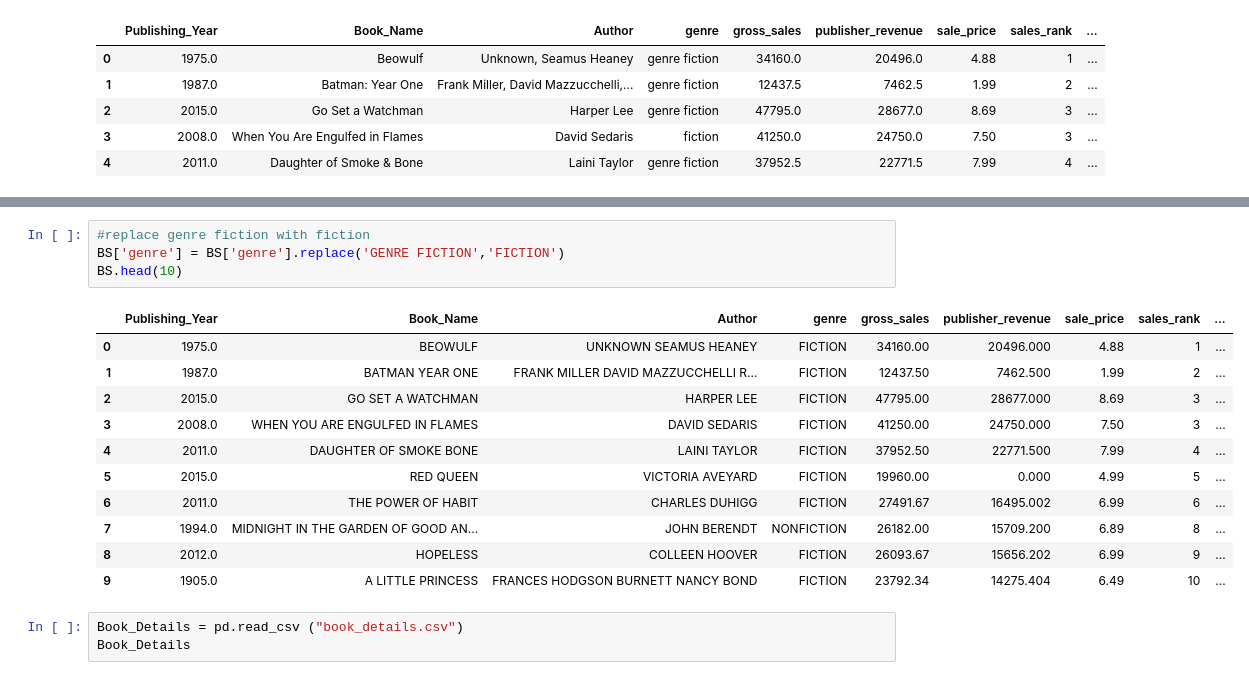
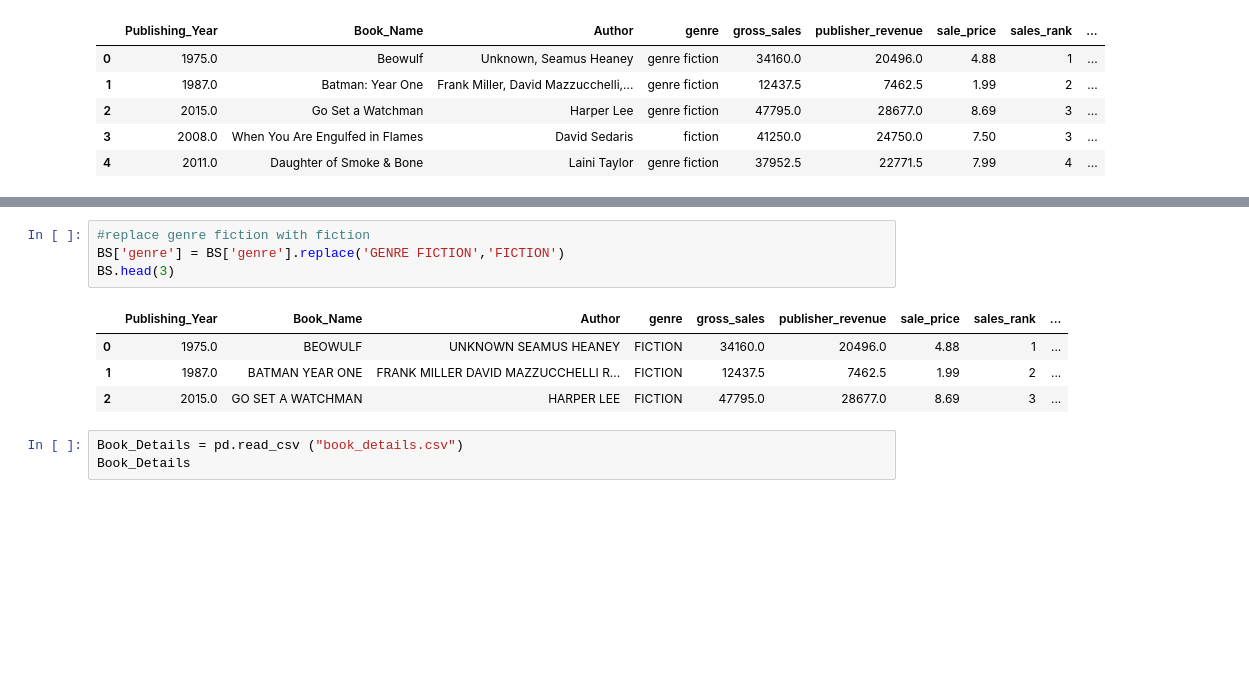
Before and after one commit to ammabe1/Publish-Me---Release-Assistant, a Jupyter notebook: Publish_Me Release_Assistant.ipynb, the cells around one changed output, grey strips where cells are left out. Cells and saved outputs as stored; diff of their text form; blank space fills up the shorter version.

```diff
--- a/Publish_Me Release_Assistant.ipynb
+++ b/Publish_Me Release_Assistant.ipynb
@@ -153,19 +129,12 @@ BS.head(10)
 # %%
 #replace genre fiction with fiction
 BS['genre'] = BS['genre'].replace('GENRE FICTION','FICTION')
-BS.head(10)
+BS.head(3)
 # %% [output]
 |  | Publishing_Year | Book_Name | Author | genre | gross_sales | publisher_revenue | sale_price | sales_rank | ... |
-| 0 | 1975.0 | BEOWULF | UNKNOWN SEAMUS HEANEY | FICTION | 34160.00 | 20496.000 | 4.88 | 1 | ... |
-| 1 | 1987.0 | BATMAN YEAR ONE | FRANK MILLER DAVID MAZZUCCHELLI R... | FICTION | 12437.50 | 7462.500 | 1.99 | 2 | ... |
-| 2 | 2015.0 | GO SET A WATCHMAN | HARPER LEE | FICTION | 47795.00 | 28677.000 | 8.69 | 3 | ... |
-| 3 | 2008.0 | WHEN YOU ARE ENGULFED IN FLAMES | DAVID SEDARIS | FICTION | 41250.00 | 24750.000 | 7.50 | 3 | ... |
-| 4 | 2011.0 | DAUGHTER OF SMOKE BONE | LAINI TAYLOR | FICTION | 37952.50 | 22771.500 | 7.99 | 4 | ... |
-| 5 | 2015.0 | RED QUEEN | VICTORIA AVEYARD | FICTION | 19960.00 | 0.000 | 4.99 | 5 | ... |
-| 6 | 2011.0 | THE POWER OF HABIT | CHARLES DUHIGG | FICTION | 27491.67 | 16495.002 | 6.99 | 6 | ... |
-| 7 | 1994.0 | MIDNIGHT IN THE GARDEN OF GOOD AN... | JOHN BERENDT | NONFICTION | 26182.00 | 15709.200 | 6.89 | 8 | ... |
-| 8 | 2012.0 | HOPELESS | COLLEEN HOOVER | FICTION | 26093.67 | 15656.202 | 6.99 | 9 | ... |
-| 9 | 1905.0 | A LITTLE PRINCESS | FRANCES HODGSON BURNETT NANCY BOND | FICTION | 23792.34 | 14275.404 | 6.49 | 10 | ... |
+| 0 | 1975.0 | BEOWULF | UNKNOWN SEAMUS HEANEY | FICTION | 34160.0 | 20496.0 | 4.88 | 1 | ... |
+| 1 | 1987.0 | BATMAN YEAR ONE | FRANK MILLER DAVID MAZZUCCHELLI R... | FICTION | 12437.5 | 7462.5 | 1.99 | 2 | ... |
+| 2 | 2015.0 | GO SET A WATCHMAN | HARPER LEE | FICTION | 47795.0 | 28677.0 | 8.69 | 3 | ... |
 # %%
 Book_Details = pd.read_csv ("book_details.csv")
 Book_Details
```
Also changed, not shown: parts of 20 cells of this notebook.
